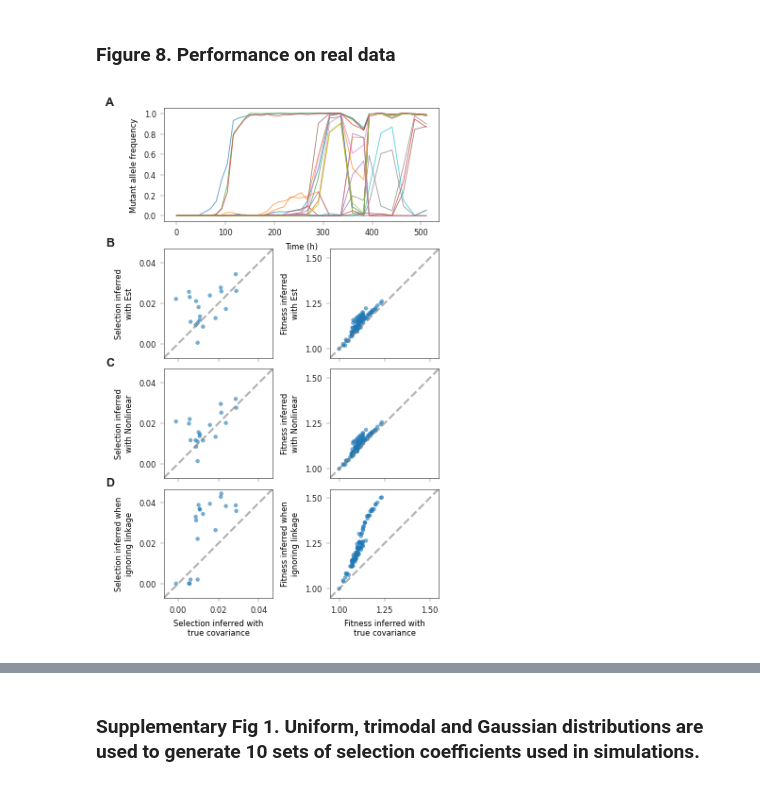
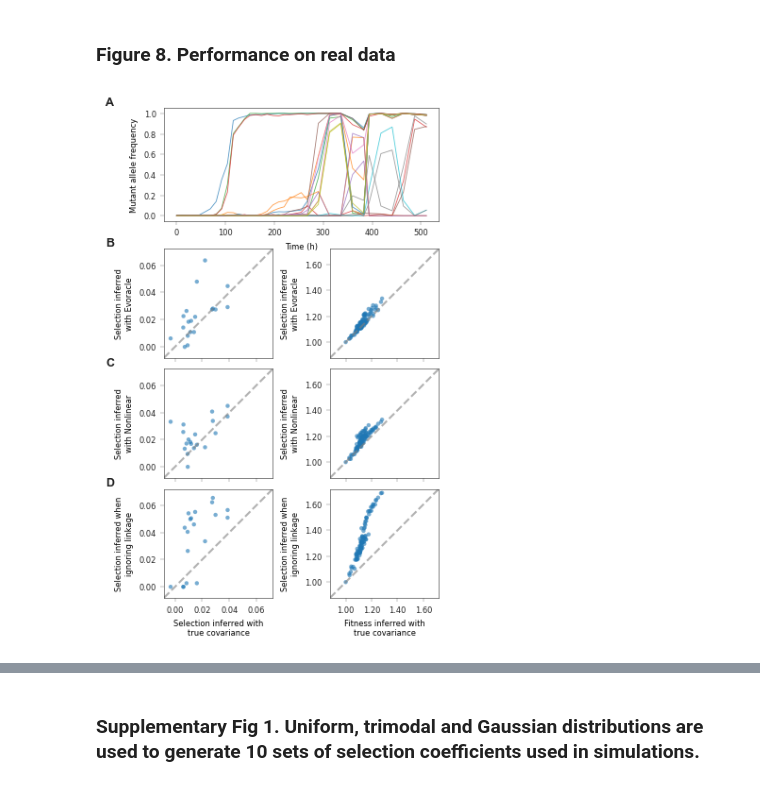
Before and after one commit to bartonlab/paper-covariance-estimation, a Jupyter notebook: figures.ipynb, the cells around one changed output, grey strips where cells are left out. Saved outputs shown, nothing was run; the diff lists cells and outputs as text; code cells hidden in the pictures.

```diff
--- a/figures.ipynb
+++ b/figures.ipynb
@@ -250,26 +250,32 @@ reload()
 DP.save_traj_for_haplosep_cry1ac()
 # %%
 reload()
+linear_reg = 3
 data = DP.parse_data_cry1ac()
-results_nonlinear = DP.infer_genotype_fitness(data, DP.Cry1Ac_PARAMS)
-results_est = DP.infer_genotype_fitness(data, DP.Cry1Ac_PARAMS, nonlinear_reg=False)
+results_nonlinear = DP.infer_genotype_fitness(data, DP.Cry1Ac_PARAMS, linear_reg_for_est=linear_reg)
+results_est = DP.infer_genotype_fitness(data, DP.Cry1Ac_PARAMS, nonlinear_reg=False, linear_reg=linear_reg)
+results_evoracle = DP.parse_evoracle_results_cry1ac(linear_reg=linear_reg)
+results_linear = DP.infer_genotype_fitness(data, DP.Cry1Ac_PARAMS, nonlinear_reg=False, linear_reg_for_est=6)
 # %%
 selection_list = [results_est['selection_by_true_cov'],
-                  results_est['selection_by_est_cov'],
+#                   results_est['selection_by_est_cov'],
+                  results_evoracle['selection_from_geno_traj'],
                   results_nonlinear['selection_by_est_cov'],
                   results_est['selection_by_SL'],
                  ]
 fitness_list = [results_est['fitness_by_true_cov'],
-                results_est['fitness_by_est_cov'],
+#                 results_est['fitness_by_est_cov'],
+                results_evoracle['fitness_from_geno_traj'],
                 results_nonlinear['fitness_by_est_cov'],
                 results_est['fitness_by_SL'],
                 ]
+reload()
+# print(f'Default linear reg = {linear_reg}')
+FIG.plot_figure_performance_real_data(data, selection_list, fitness_list,
+    plot_title=False,
+    save_file=FIG_DIR + "/fig-performance-Cry1Ac.svg")
+# %% [output]
+[figure, added]
-# %%
-reload()
-FIG.plot_figure_performance_real_data(data, selection_list, fitness_list,
-    save_file=FIG_DIR + "/fig-performance-Cry1Ac.svg")
-# %% [output]
-[figure, removed]
 # %% [markdown]
 <a id='figs1'></a>
 # %% [markdown]
```
Also changed, not shown: 11 other files.
